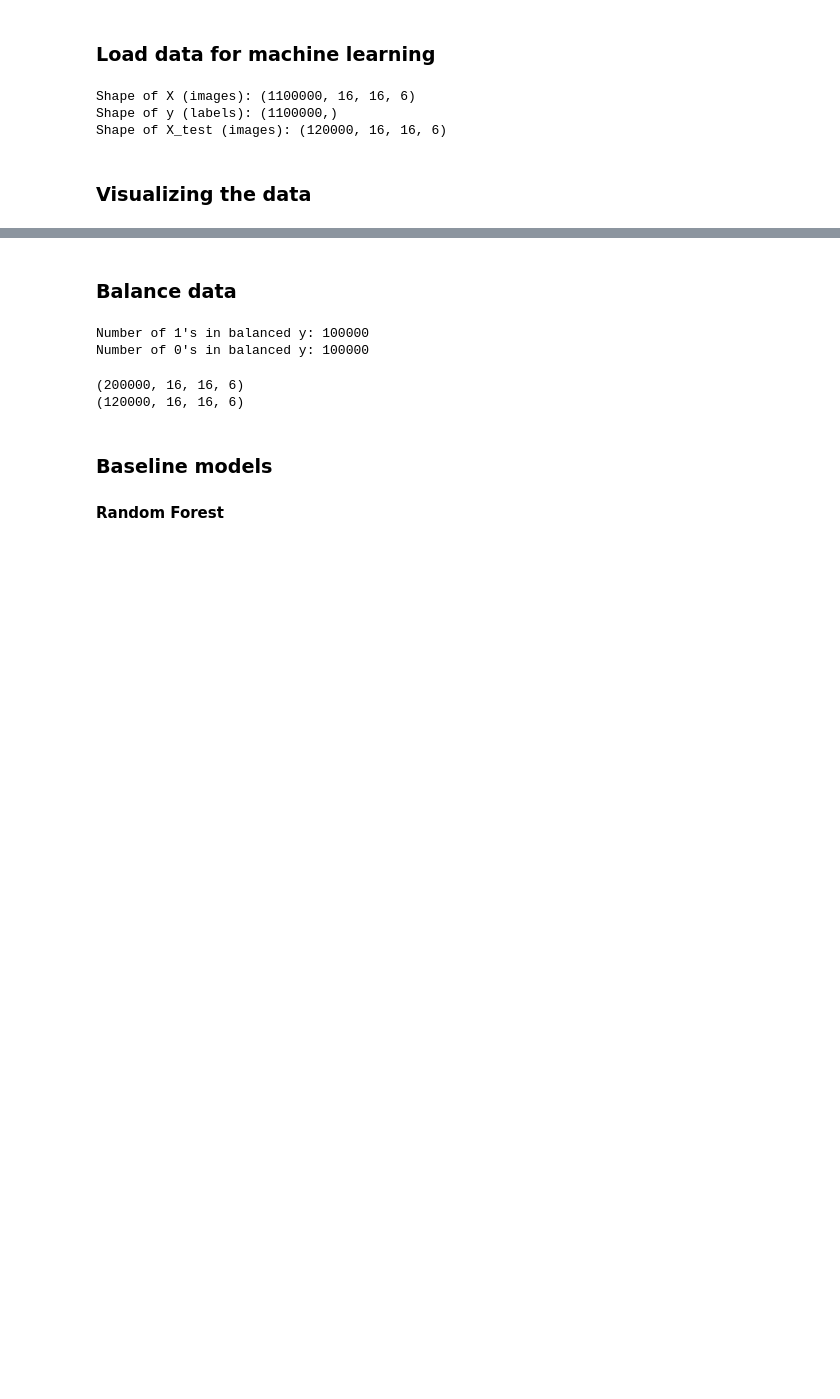
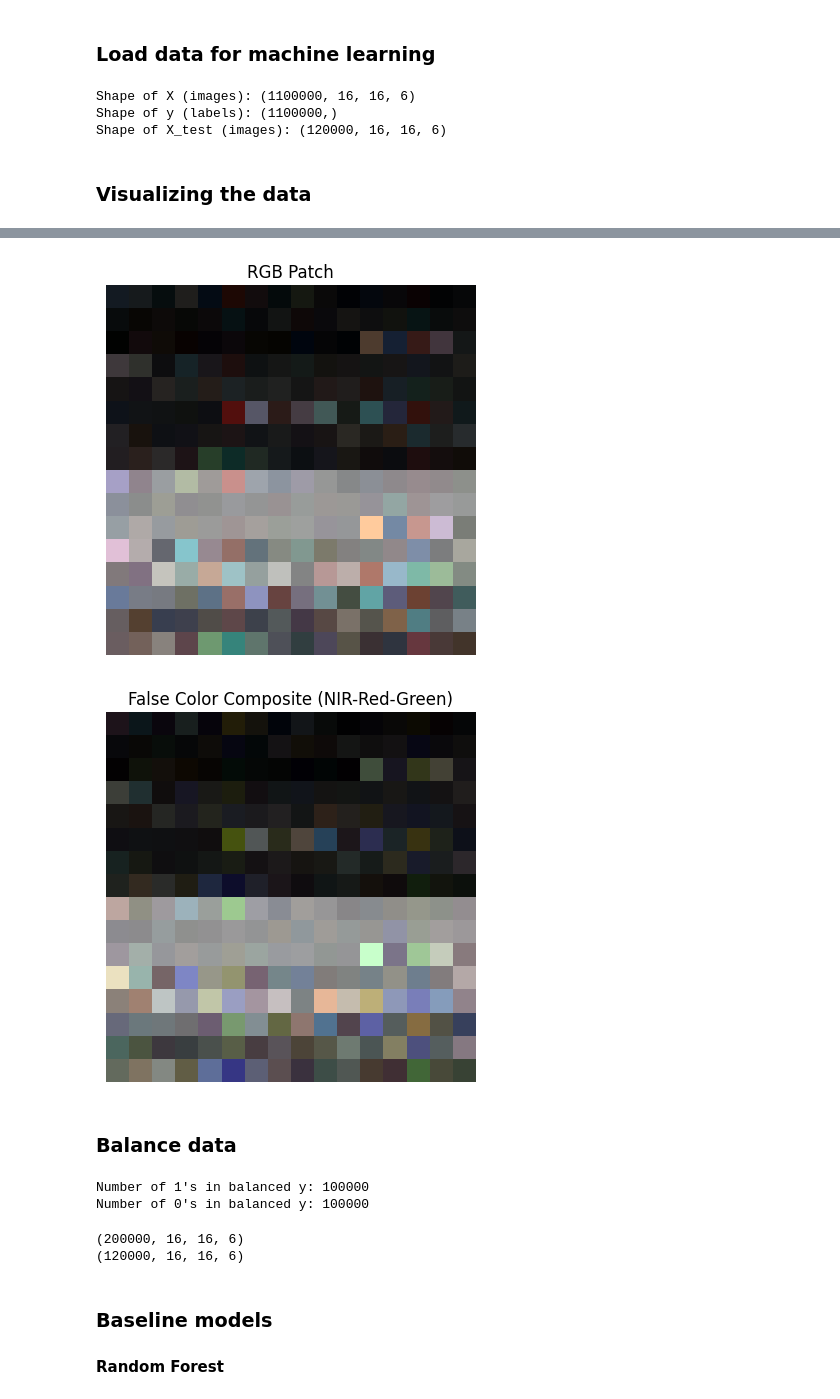
Before and after one commit to deathrider69/human-settlement-detection, a Jupyter notebook: gcim_challenge_baseline_models.ipynb, the cells around one changed output, grey strips where cells are left out. Saved outputs shown, nothing was run; the diff lists cells and outputs as text; code cells hidden in the pictures; blank space fills up the shorter version.

Commit message:
patch demo

```diff
--- a/gcim_challenge_baseline_models.ipynb
+++ b/gcim_challenge_baseline_models.ipynb
@@ -39,3 +82,26 @@ Shape of X_test (images): (120000, 16, 16, 6)
+# %%
+patch = X[0]
+
+#print("RGB Composite:")
+rgb = np.stack([patch[:, :, 2], patch[:, :, 1], patch[:, :, 0]], axis=-1)
+rgb = (rgb - rgb.min()) / (rgb.max() - rgb.min())
+
+plt.imshow(rgb)
+plt.title("RGB Patch")
+plt.axis('off')
+plt.show()
+
+#print("False Color (NIR-Red-Green, commonly used for vegetation)")
+fc = np.stack([patch[:, :, 3], patch[:, :, 2], patch[:, :, 1]], axis=-1)
+fc = (fc - fc.min()) / (fc.max() - fc.min())
+
+plt.imshow(fc)
+plt.title("False Color Composite (NIR-Red-Green)")
+plt.axis('off')
+plt.show()
+# %% [output]
+[figure, added]
+[figure, added]
 # %% [markdown]
 ### Balance data
 # %%
```
Also changed, not shown: parts of 4 cells of this notebook.
